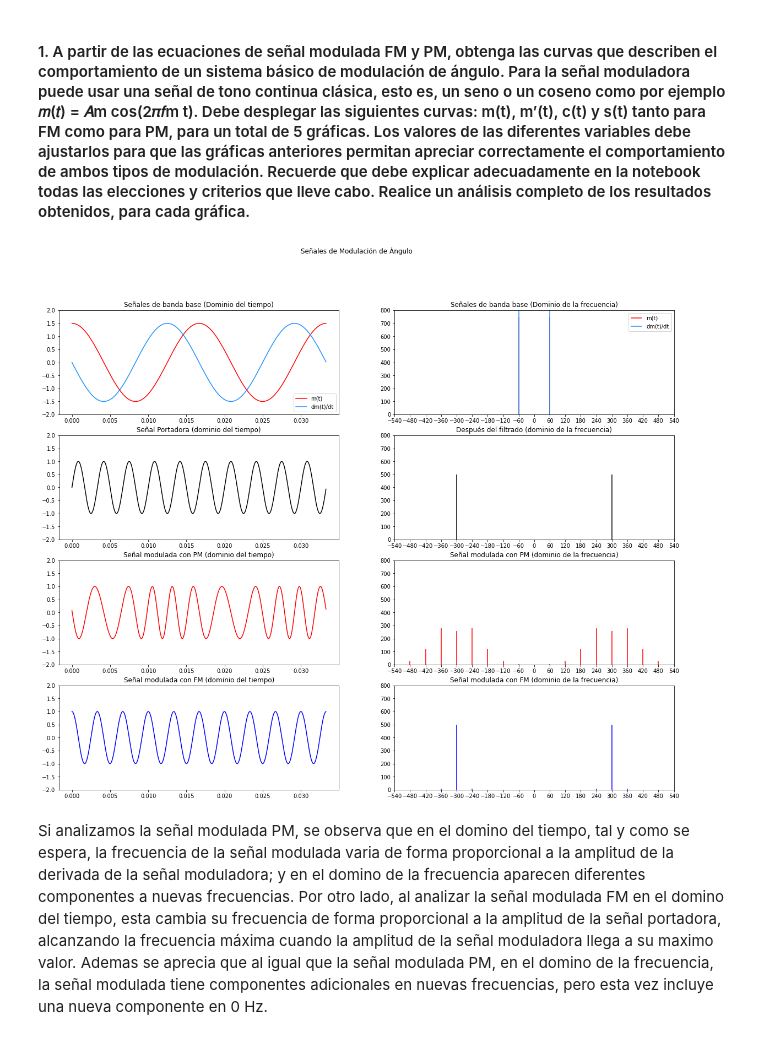
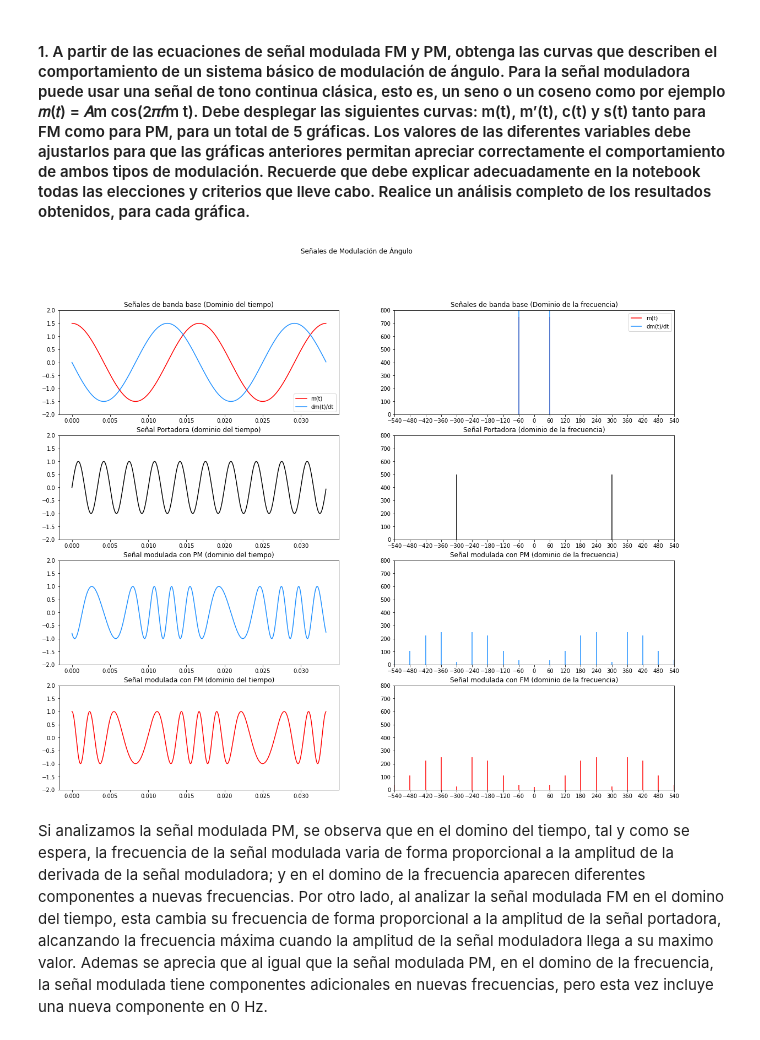
Before and after one commit to ChristopherMoralesA/Lab-Tarea-3, a Jupyter notebook: Notebook_Lab_Tarea_3.ipynb, the cells around one changed output. Cells and saved outputs as stored; diff of their text form; code cells hidden in the pictures.

```diff
--- a/Notebook_Lab_Tarea_3.ipynb
+++ b/Notebook_Lab_Tarea_3.ipynb
@@ -74,14 +74,14 @@ t = linspace(0, T, samples, endpoint=False)
 
 #Señales iniciales:
 #Moduladora
-#Frecuencia de 60Hz, Amplitud de 1.5 y Offset de 2
+#Frecuencia de 60Hz, Amplitud de 1.5 y Offset de 0
 fm = 60
 Am = 1.5
 Offm = 0
 m = cosenoidal(fm,Am,Offm)
 Mtf, M = plotfft(m)
 
-#Protadora
+#Portadora
 #Frecuencia de 300Hz y Amplitud de 1
 fc = 300
 Ac = 1
@@ -98,7 +98,7 @@ spm=PM(Ac,fc,kp,m)
 SPMtf, SPM = plotfft(spm)
 
 #SFM
-kf= 100
+kf= 100/(2*pi)
 sfm=FM(Ac,fc,kf,Am,fm)
 SFMtf, SFM = plotfft(sfm)
 
@@ -120,34 +120,34 @@ axs[0,1].set_title('Señales de banda base (Dominio de la frecuencia)')
 axs[0,1].legend(["m(t)", "dm(t)/dt"])
 
 #Portadora
 axs[1,0].plot(t,c,color='black')
 axs[1,0].set(ylim=(-2,2))
 axs[1,0].set_title('Señal Portadora (dominio del tiempo)')
 
 axs[1,1].set(xlim=(-100,100),ylim=(0,800),xticks=(range(-540,580,60)))
 axs[1,1].set_title('Señal Portadora (dominio de la frecuencia)')
 axs[1,1].vlines(Ctf,0,np.abs(C),color='black')
 
 #SPM
 axs[2,0].plot(t,spm, color='dodgerblue')
 axs[2,0].set(ylim=(-2,2))
 axs[2,0].set_title('Señal modulada con PM (dominio del tiempo)')
 
 axs[2,1].set(xlim=(-100,100),ylim=(0,800),xticks=(range(-540,580,60)))
 axs[2,1].vlines(SPMtf,0,np.abs(SPM),color='dodgerblue')
 axs[2,1].set_title('Señal modulada con PM (dominio de la frecuencia)')
 
 #SFM
 axs[3,0].plot(t,sfm, color='r')
 axs[3,0].set(ylim=(-2,2))
 axs[3,0].set_title('Señal modulada con FM (dominio del tiempo)')
 
 axs[3,1].set(xlim=(-100,100),ylim=(0,800),xticks=(range(-540,580,60)))
 axs[3,1].vlines(SFMtf,0,np.abs(SFM),color='red')
 axs[3,1].set_title('Señal modulada con FM (dominio de la frecuencia)')
 plt.show()
 # %% [output]
-[figure, old version]
+[figure, new version]
 # %% [markdown]
 Si analizamos la señal modulada PM, se observa que en el domino del tiempo, tal y como se espera, la frecuencia de la señal modulada varia de forma proporcional a la amplitud de la derivada de la señal moduladora; y en el domino de la frecuencia aparecen diferentes componentes a nuevas frecuencias.
 Por otro lado, al analizar la señal modulada FM en el domino del tiempo, esta cambia su frecuencia de forma proporcional a la amplitud de la señal portadora, alcanzando la frecuencia máxima cuando la amplitud de la señal moduladora llega a su maximo valor. Ademas se aprecia que al igual que la señal modulada PM, en el domino de la frecuencia, la señal modulada tiene componentes adicionales en nuevas frecuencias, pero esta vez incluye una nueva componente en 0 Hz.
```
Also changed, not shown: parts of 2 cells of this notebook.
